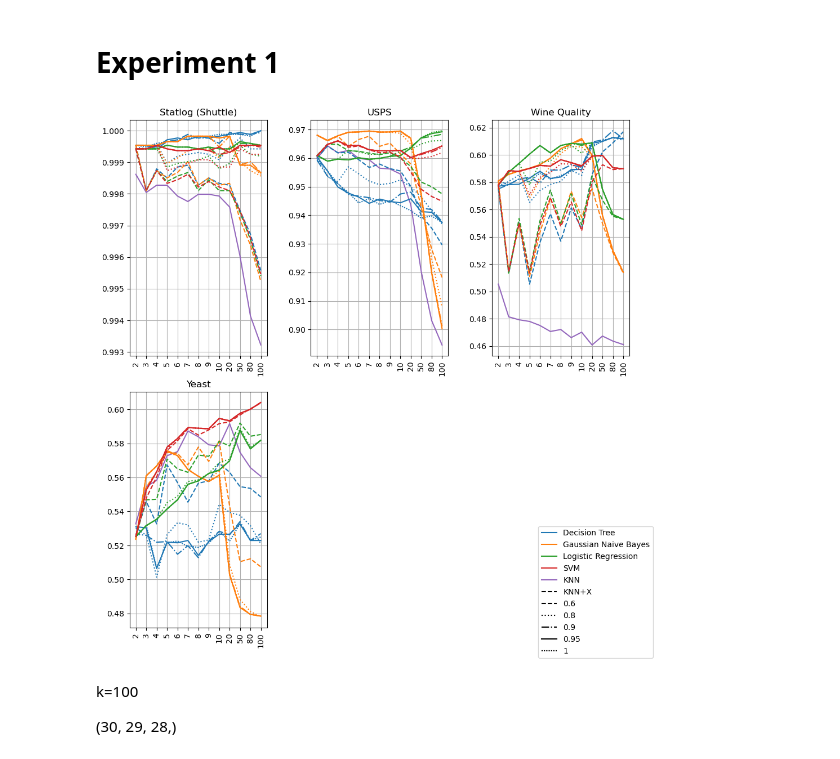
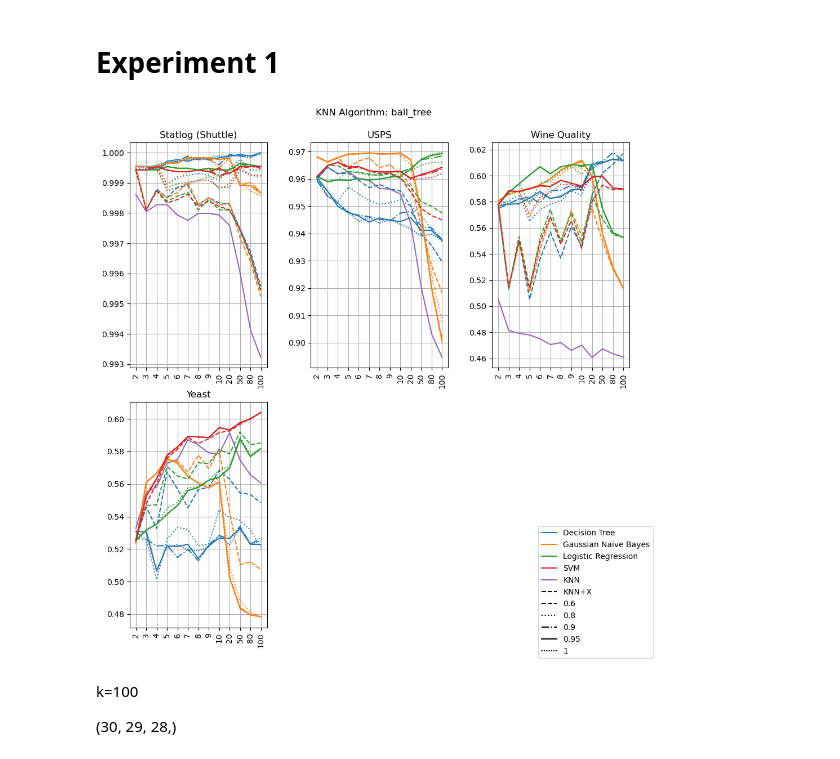
Before and after one commit to danigil/KNN-X, a Jupyter notebook: plot_results.ipynb, the cells around one changed output. Drawn from its saved outputs; the diff is of its cells as text; code cells hidden in the pictures.

Commit message:
added plot title with knn_algo

```diff
--- a/plot_results.ipynb
+++ b/plot_results.ipynb
@@ -88,40 +88,36 @@ def plot_results(datasets=['mnist', 'covertype', 'yeast', 'skin', 'statlog'],
 
         curr_ax = axs[i//col_amount, i%col_amount]
 
         curr_ax.set_title(f"{dataset_map[dataset]}")
         curr_ax.plot(default_k_ticks, baseline_knn, label="KNN", linestyle='solid', color=colors[len(clfs)])
         curr_ax.set_xticks(default_k_ticks, ks, rotation=90)
 
         curr_ax.grid(True)
 
         if not omit_baseline_x:
             for (iclf, clf) in enumerate(clfs):
                 if omit_baseline_gnb and 'gaussian' in clf.lower():
                     continue
                 curr_ax.axhline(y=baseline[iclf], label=f'{clf}', color=colors[iclf%len(clfs)], linestyle='dashed')
 
         line_styles = ['dashed', 'dotted', 'dashdot', 'solid', (0, (1,1))]
         patches_t = [mlines.Line2D(xdata=[0], ydata=[0], color='black', linestyle=line_styles[i%len(thresholds)], label=threshold) for i,threshold in enumerate(thresholds)]
 
         for (iclf, clf), (it, threshold) in product(enumerate(clfs), enumerate(thresholds)):
             if omit_thresholds is not None and threshold in omit_thresholds:
                 continue
 
             curr = smart[iclf, it]
             curr_ax.plot(default_k_ticks, curr, color=colors[iclf%len(clfs)], linestyle=line_styles[it])
 
     fig.legend(handles=handles+patches_t, loc='lower right')
+    fig.suptitle(f"KNN Algorithm: {knn_algo}")
+    fig.subplots_adjust(top=0.92)
     plt.show()
-    # ax = axs[i]
-
-    # ax.set_title(dataset)
-    # ax.set_xlabel('Number of features')
-    # ax.set_ylabel('Accuracy')
-    # ax.legend()
 
 plot_results(datasets=['statlog', 'usps', 'wine', 'yeast'], plot_type='acc',knn_algo='ball_tree', omit_baseline_x=True)
 # %% [output]
-[figure, old version]
+[figure, new version]
 # %% [markdown]
 k=100
 
```
